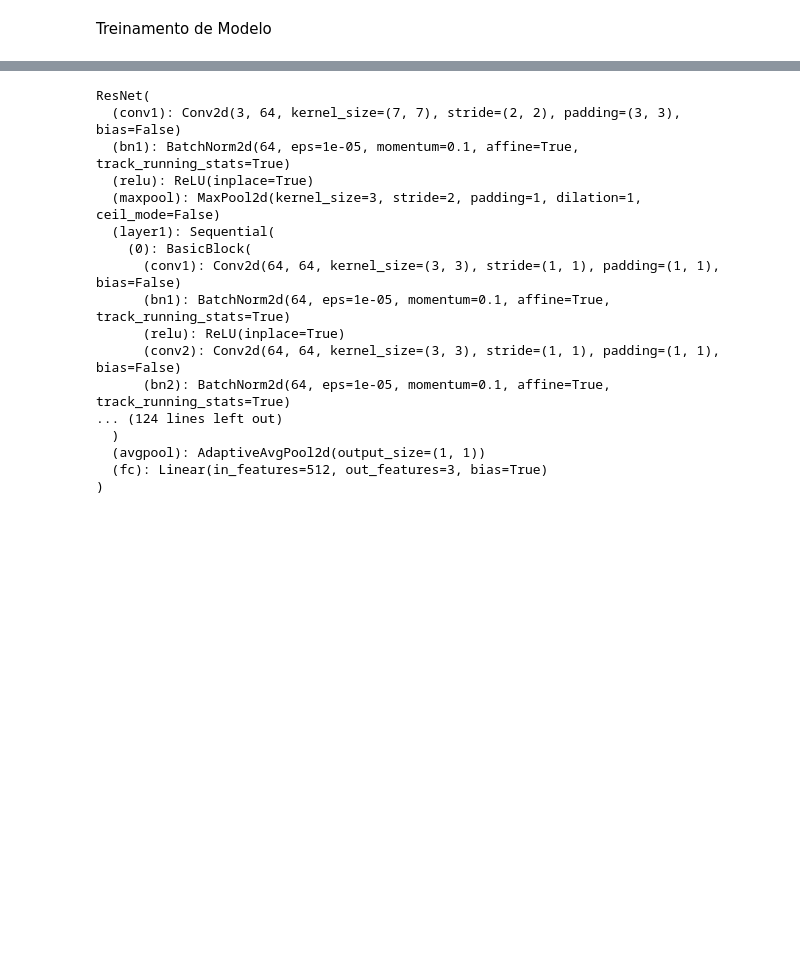
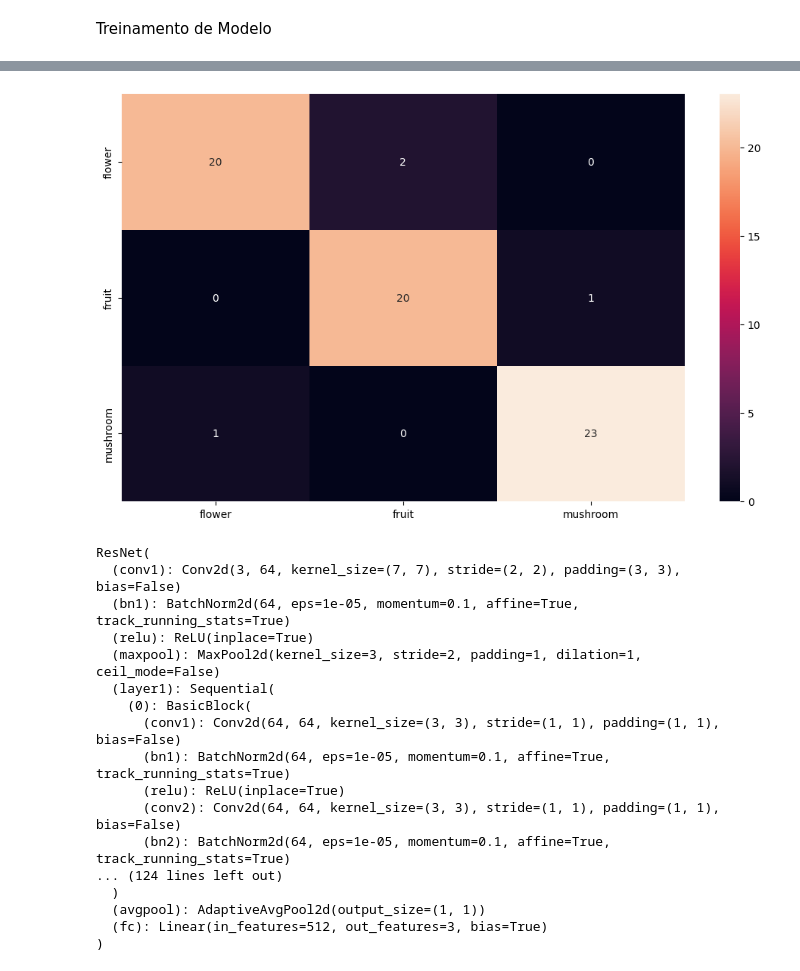
Before and after one commit to Bernardofcr/pos_grad_neuronetwork_dataset, a Jupyter notebook: flofrumush.ipynb, the cells around one changed output, grey strips where cells are left out. Cells and saved outputs as stored; diff of their text form; code cells hidden in the pictures; blank space fills up the shorter version.

Commit message:
update readme and notebook, added confusion_matrix

```diff
--- a/flofrumush.ipynb
+++ b/flofrumush.ipynb
@@ -302,3 +306,31 @@ Test Acc: 0.910448
+# %%
+y_pred = []
+y_true = []
+current_corrects =0
+for inputs, labels in dataloaders["test"]:
+    inputs = inputs.to(device)
+    labels = labels.to(device)
+
+    with torch.set_grad_enabled(False):
+        outputs = base_model(inputs)
+        _, preds = torch.max(outputs, 1)
+        y_pred.extend(preds.data.cpu().numpy())
+
+        labels = labels.data
+        y_true.extend(labels.data.cpu().numpy())
+
+    # We want variables to hold the loss statistics
+    current_corrects += torch.sum(preds == labels.data)
+test_acc = current_corrects.double() / dataset_sizes["test"]
+cf_matrix = confusion_matrix(y_true, y_pred)
+classes = ["flower", "fruit", "mushroom"]
+df_cm = pd.DataFrame(cf_matrix, index=classes, columns=classes)
+plt.figure(figsize = (12,7))
+sns.heatmap(df_cm, annot=True)
+plt.savefig('confusion_matrix.png')
+plt.show()
+# %% [output]
+[figure, added]
 # %%
 base_model.eval()
 # %% [output]
```
Also changed, not shown: parts of 4 cells of this notebook, 2 other files.
